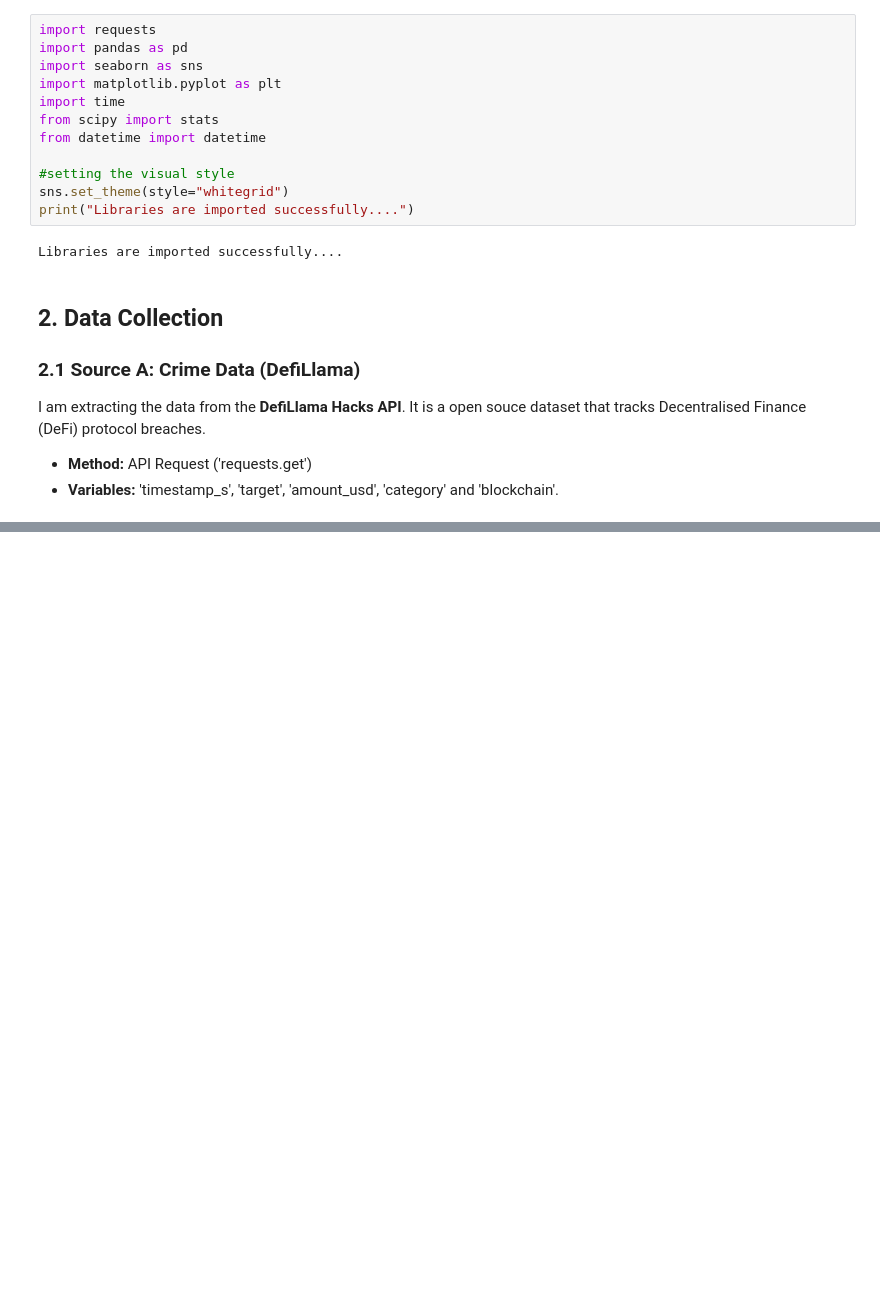
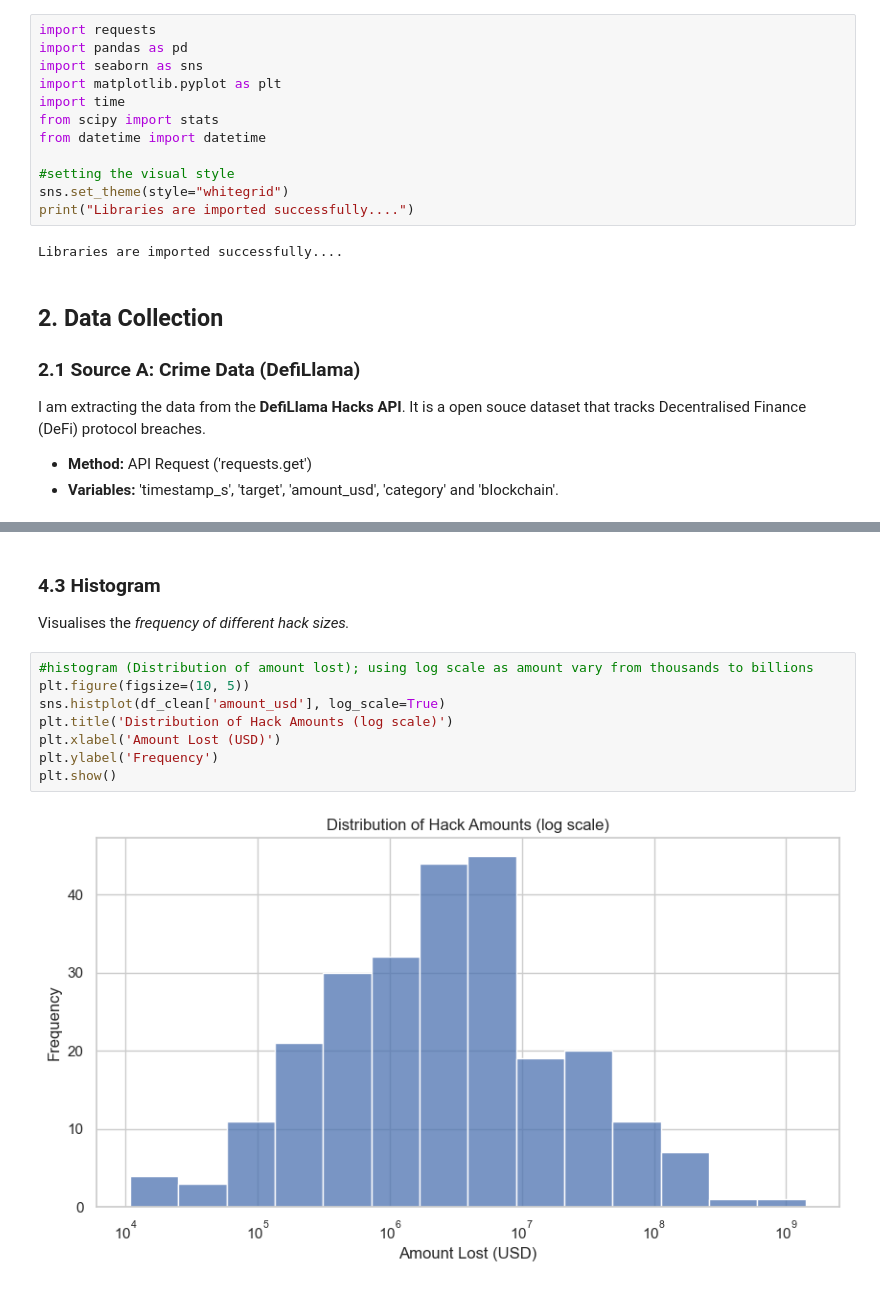
Before and after one commit to Aanchala14/aancha.14.2025_EMATM0048, a Jupyter notebook: Part 2/Notebook.ipynb, the cells around one changed output, grey strips where cells are left out. Saved outputs shown, nothing was run; the diff lists cells and outputs as text; blank space fills up the shorter version.

```diff
--- a/Part 2/Notebook.ipynb
+++ b/Part 2/Notebook.ipynb
@@ -149,0 +251,13 @@ Dataset is merged with the dimensions as following: (91, 18)
+# %% [markdown]
+### 4.3 Histogram
+Visualises the *frequency of different hack sizes.*
+# %%
+#histogram (Distribution of amount lost); using log scale as amount vary from thousands to billions
+plt.figure(figsize=(10, 5))
+sns.histplot(df_clean['amount_usd'], log_scale=True)
+plt.title('Distribution of Hack Amounts (log scale)')
+plt.xlabel('Amount Lost (USD)')
+plt.ylabel('Frequency')
+plt.show()
+# %% [output]
+[figure, added]
```
Also changed, not shown: parts of 18 cells of this notebook.
